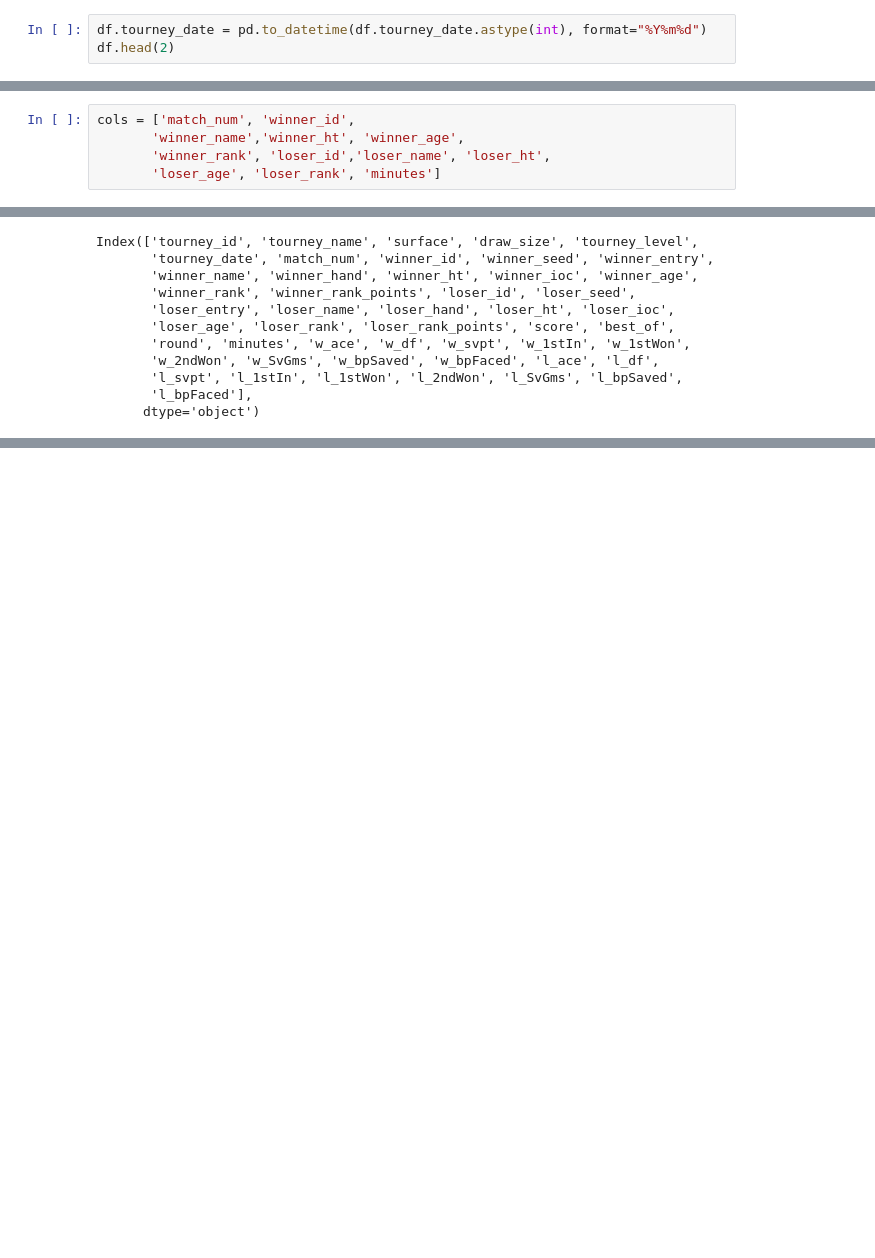
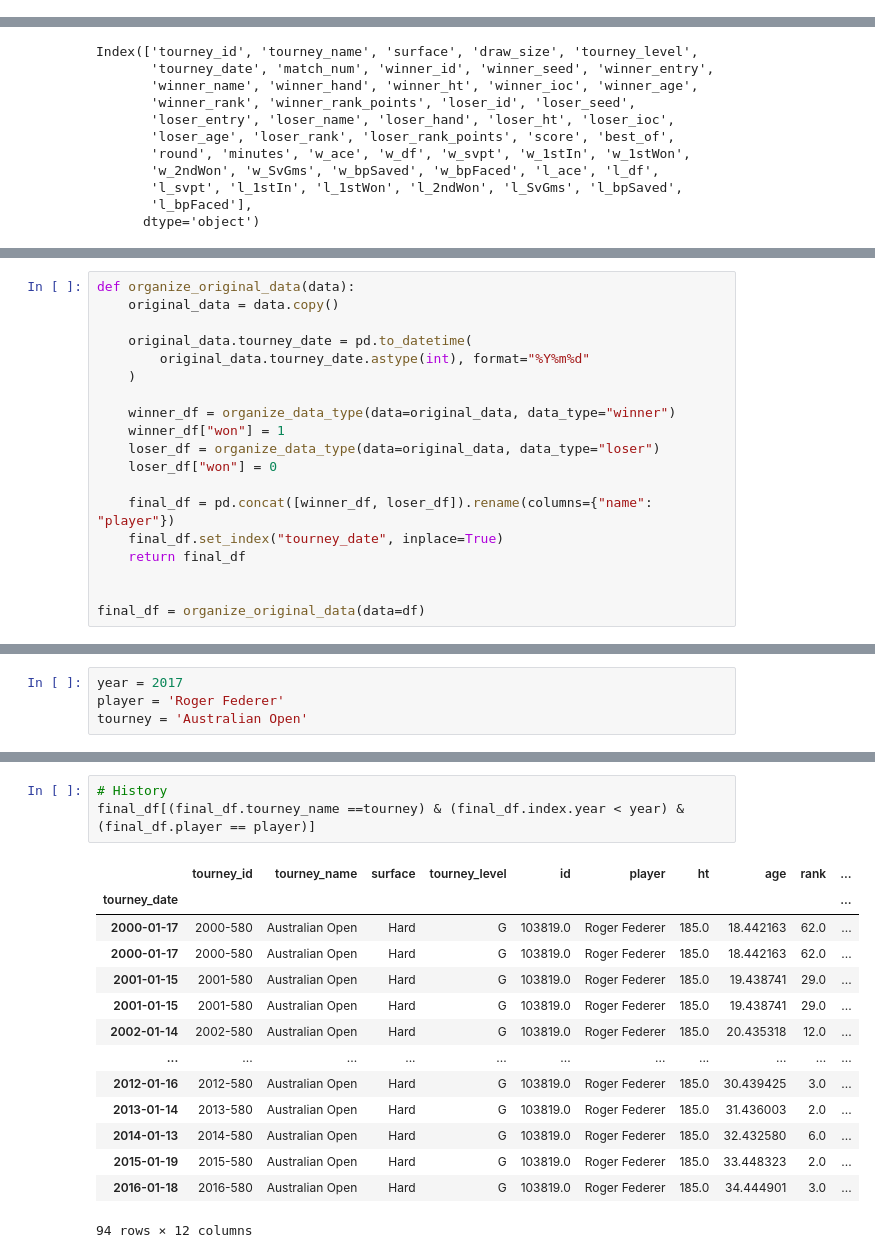
Before and after one commit to johnma96/predict-roland-garros-positions, a Jupyter notebook: notebooks/develop/4.0-jmmz-feature-enginnering.ipynb, the cells around one changed output, grey strips where cells are left out. Drawn from its saved outputs; the diff is of its cells as text; blank space fills up the shorter version.

```diff
--- a/notebooks/develop/4.0-jmmz-feature-enginnering.ipynb
+++ b/notebooks/develop/4.0-jmmz-feature-enginnering.ipynb
@@ -40,3 +40,0 @@ df.head(2)
-# %%
-df.tourney_date = pd.to_datetime(df.tourney_date.astype(int), format="%Y%m%d")
-df.head(2)
@@ -78,5 +40,0 @@ sub_df[sub_df.winner_name == 'Novak Djokovic']
-# %%
-cols = ['match_num', 'winner_id',
-       'winner_name','winner_ht', 'winner_age',
-       'winner_rank', 'loser_id','loser_name', 'loser_ht',
-       'loser_age', 'loser_rank', 'minutes']
@@ -248,0 +106,19 @@ pj_acum_historicos, pg_acum_historico, pp_acum_historico, titulos_ganados_acum,
+# %%
+def organize_original_data(data):
+    original_data = data.copy()
+
+    original_data.tourney_date = pd.to_datetime(
+        original_data.tourney_date.astype(int), format="%Y%m%d"
+    )
+
+    winner_df = organize_data_type(data=original_data, data_type="winner")
+    winner_df["won"] = 1
+    loser_df = organize_data_type(data=original_data, data_type="loser")
+    loser_df["won"] = 0
+
+    final_df = pd.concat([winner_df, loser_df]).rename(columns={"name": "player"})
+    final_df.set_index("tourney_date", inplace=True)
+    return final_df
+
+
+final_df = organize_original_data(data=df)
@@ -248,0 +259,4 @@ pj_acum_historicos, pg_acum_historico, pp_acum_historico, titulos_ganados_acum,
+# %%
+year = 2017
+player = 'Roger Federer'
+tourney = 'Australian Open'
@@ -248,0 +281,18 @@ pj_acum_historicos, pg_acum_historico, pp_acum_historico, titulos_ganados_acum,
+# %%
+# History
+final_df[(final_df.tourney_name ==tourney) & (final_df.index.year < year) & (final_df.player == player)]
+# %% [output]
+|  | tourney_id | tourney_name | surface | tourney_level | id | player | ht | age | rank | ... |
+| tourney_date |  |  |  |  |  |  |  |  |  | ... |
+| 2000-01-17 | 2000-580 | Australian Open | Hard | G | 103819.0 | Roger Federer | 185.0 | 18.442163 | 62.0 | ... |
+| 2000-01-17 | 2000-580 | Australian Open | Hard | G | 103819.0 | Roger Federer | 185.0 | 18.442163 | 62.0 | ... |
+| 2001-01-15 | 2001-580 | Australian Open | Hard | G | 103819.0 | Roger Federer | 185.0 | 19.438741 | 29.0 | ... |
+| 2001-01-15 | 2001-580 | Australian Open | Hard | G | 103819.0 | Roger Federer | 185.0 | 19.438741 | 29.0 | ... |
+| 2002-01-14 | 2002-580 | Australian Open | Hard | G | 103819.0 | Roger Federer | 185.0 | 20.435318 | 12.0 | ... |
+| ... | ... | ... | ... | ... | ... | ... | ... | ... | ... | ... |
+| 2012-01-16 | 2012-580 | Australian Open | Hard | G | 103819.0 | Roger Federer | 185.0 | 30.439425 | 3.0 | ... |
+| 2013-01-14 | 2013-580 | Australian Open | Hard | G | 103819.0 | Roger Federer | 185.0 | 31.436003 | 2.0 | ... |
+| 2014-01-13 | 2014-580 | Australian Open | Hard | G | 103819.0 | Roger Federer | 185.0 | 32.432580 | 6.0 | ... |
+| 2015-01-19 | 2015-580 | Australian Open | Hard | G | 103819.0 | Roger Federer | 185.0 | 33.448323 | 2.0 | ... |
+| 2016-01-18 | 2016-580 | Australian Open | Hard | G | 103819.0 | Roger Federer | 185.0 | 34.444901 | 3.0 | ... |
+94 rows × 12 columns
```
Also changed, not shown: parts of 25 cells of this notebook.
